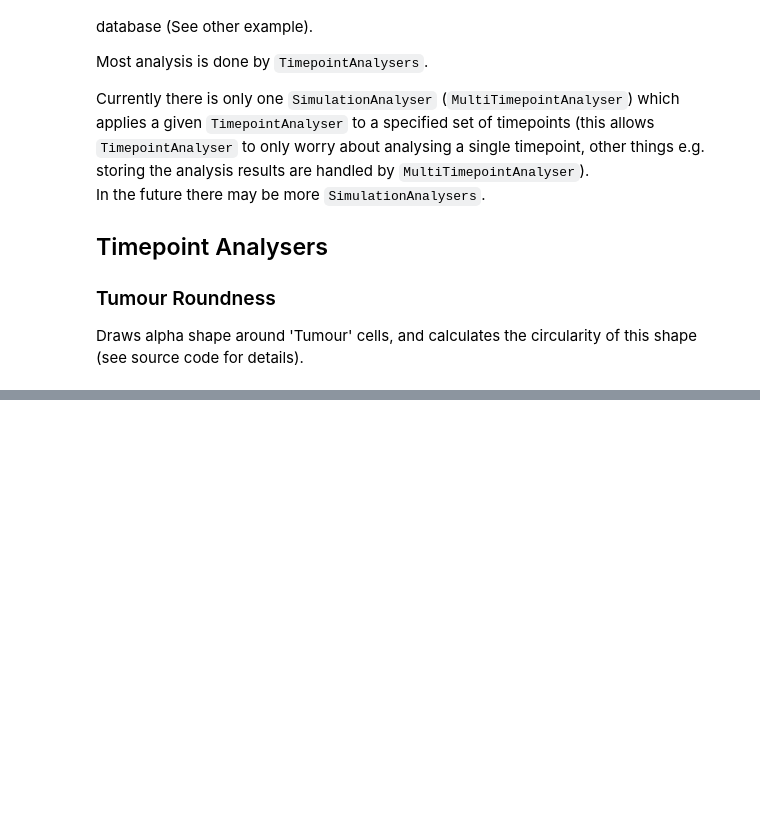
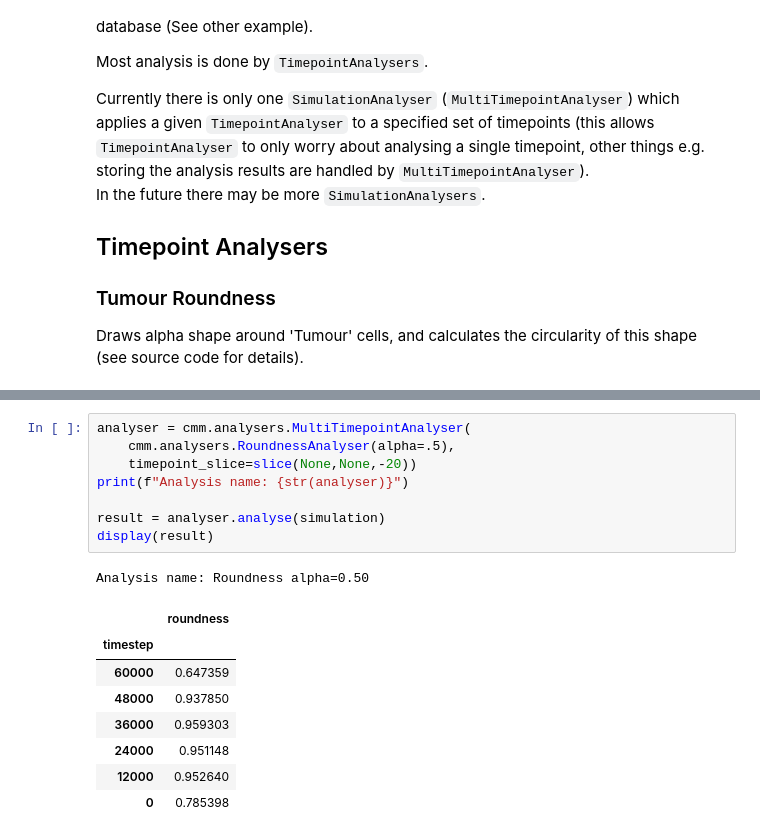
Before and after one commit to NicholasFan235/cell-movie-maker, a Jupyter notebook: examples/Example 3: Performing Analysis.ipynb, the cells around one changed output, grey strips where cells are left out. Saved outputs shown, nothing was run; the diff lists cells and outputs as text; blank space fills up the shorter version.

```diff
--- a/examples/Example 3: Performing Analysis.ipynb
+++ b/examples/Example 3: Performing Analysis.ipynb
@@ -69,0 +171,18 @@ print(str(roundness_analyser))
+# %%
+analyser = cmm.analysers.MultiTimepointAnalyser(
+    cmm.analysers.RoundnessAnalyser(alpha=.5),
+    timepoint_slice=slice(None,None,-20))
+print(f"Analysis name: {str(analyser)}")
+
+result = analyser.analyse(simulation)
+display(result)
+# %% [output]
+Analysis name: Roundness alpha=0.50
+|  | roundness |
+| timestep |  |
+| 60000 | 0.647359 |
+| 48000 | 0.937850 |
+| 36000 | 0.959303 |
+| 24000 | 0.951148 |
+| 12000 | 0.952640 |
+| 0 | 0.785398 |
```
Also changed, not shown: parts of 17 cells of this notebook, 12 other files.
